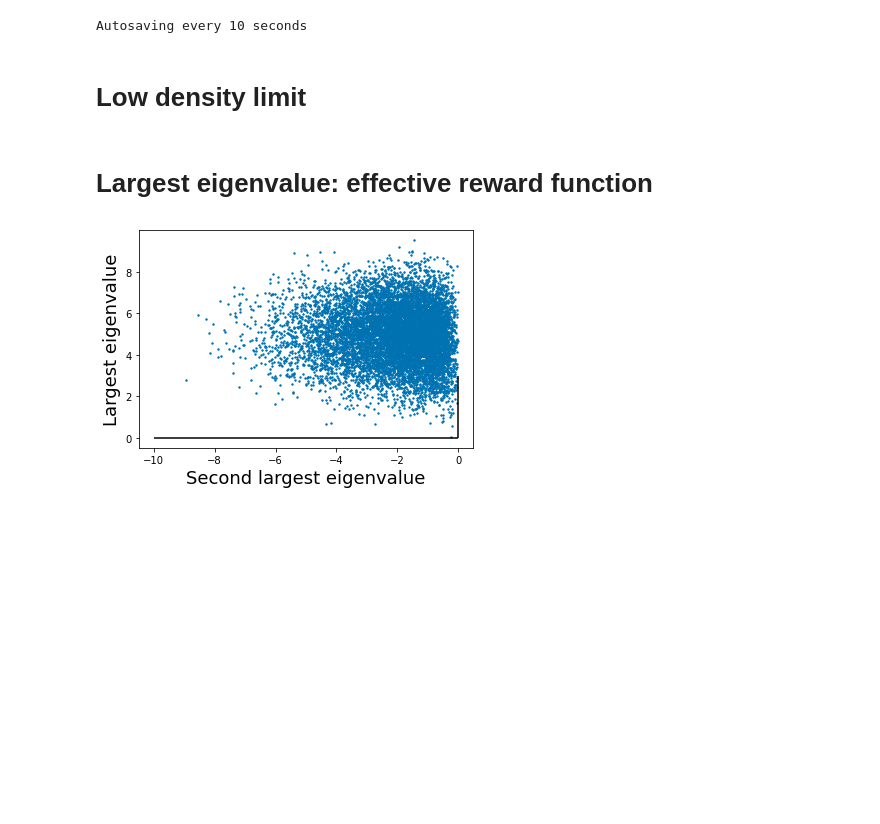
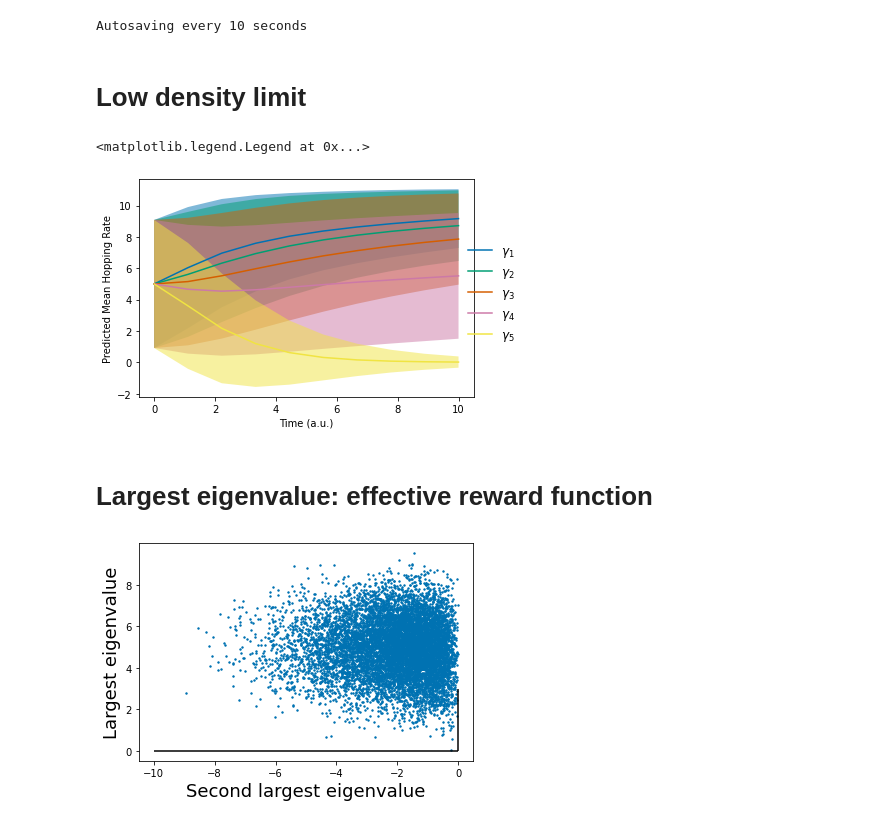
Before and after one commit to tongliang11/Evolution-dynamics, a Jupyter notebook: Mean field model.ipynb, the cells around one changed output. Saved outputs shown, nothing was run; the diff lists cells and outputs as text; code cells hidden in the pictures; blank space fills up the shorter version.

```diff
--- a/Mean field model.ipynb
+++ b/Mean field model.ipynb
@@ -14,11 +14,3 @@ style.use('seaborn-colorblind')
 Autosaving every 10 seconds
 # %% [markdown]
 # Low density limit
-# %%
-c=0
-p0=[np.exp(-c*i) for i in range(5)]
-w=p0/np.sum(p0)
-
-def coefficient_matrix(t,y):
-    m=np.array([[w[j]*(b[i]+h[i]) for i in range(5)] for j in range(5)])-np.diag(h)
-    return m@y
@@ -25,3 +41,29 @@ def coefficient_matrix(t,y):
+# %%
+b = [0, 1, 2, 3, 5]
+k = 1
+sol = []
+t_eval = np.linspace(0, 20, 100)
+for i in range(len(hopping_discrete)):
+    h = hopping_discrete[i]
+#     test = []
+    sol.append(solve_ivp(coefficient_matrix, [0, 20], [0.1 for _ in range(5)], t_eval=t_eval))
+#     sol.append(np.concatenate(tuple(test[i].y for i in range(20)), -1))
+# %%
+ave,std = cal_average_std(sol,hoppings=hopping_discrete)
+# %%
+for i in range(5):
+    plt.plot(t_eval,np.array(ave)[:,i],label="$\gamma_{}$".format(i+1))
+    plt.fill_between(t_eval,np.array(ave)[:,i]-np.array(std)[:,i], np.array(ave)[:,i]+np.array(std)[:,i], alpha=0.5)
+
+#     plt.plot(np.array(std03)[:,i], label='std {}'.format(i))
+plt.ylabel('Predicted Mean Hopping Rate')
+plt.xlabel('Time (a.u.)')
+# plt.title('0 1 2 3 4 k =1 32*32 site')
+plt.legend(bbox_to_anchor=(0.95, 0.75),frameon=False,fontsize=12)
+# p
+# %% [output]
+<matplotlib.legend.Legend at 0x...>
+[figure, added]
 # %% [markdown]
 # Largest eigenvalue: effective reward function
 # %%
```
Also changed, not shown: parts of 2 cells of this notebook, 4 other files.
